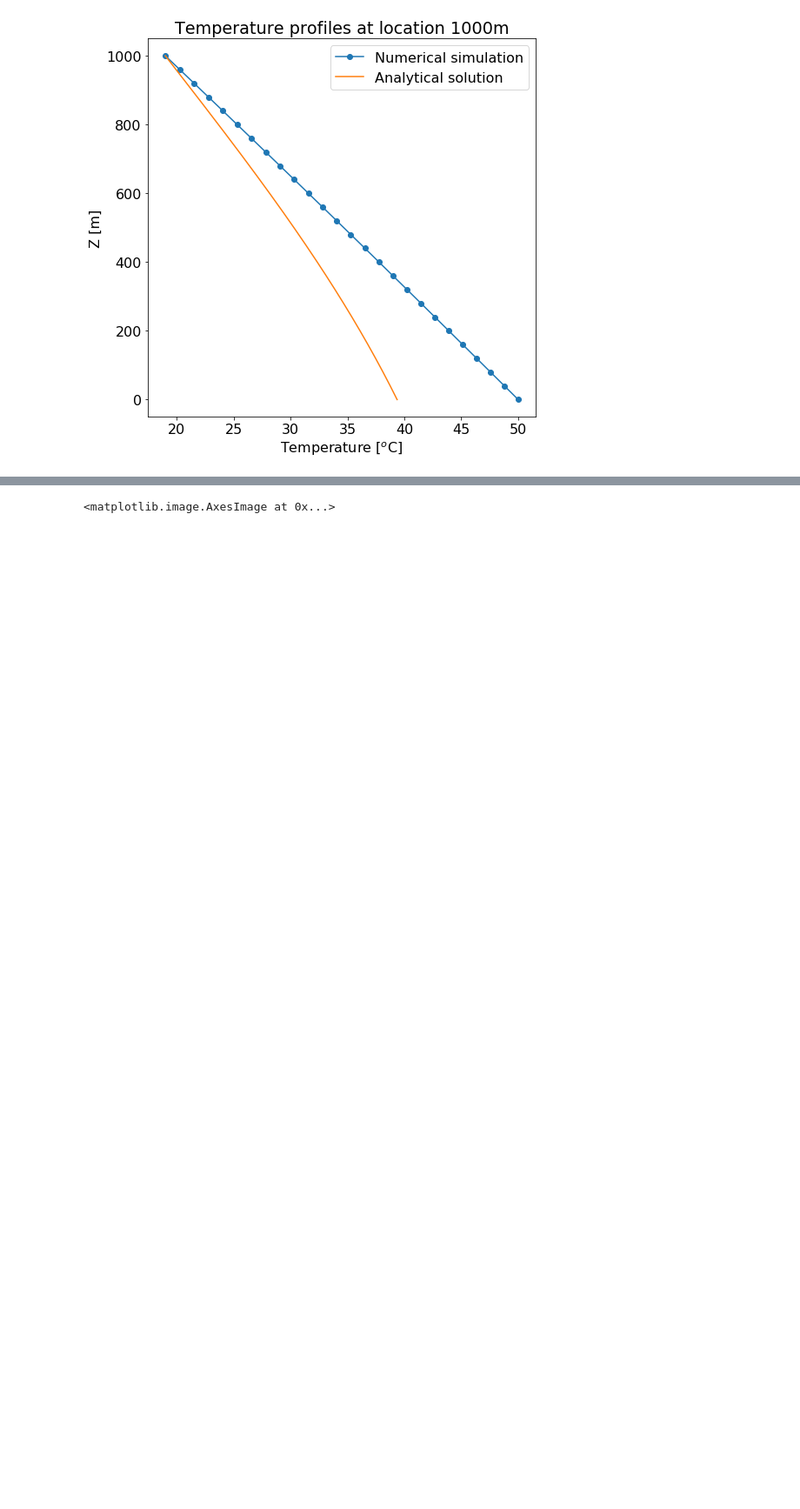
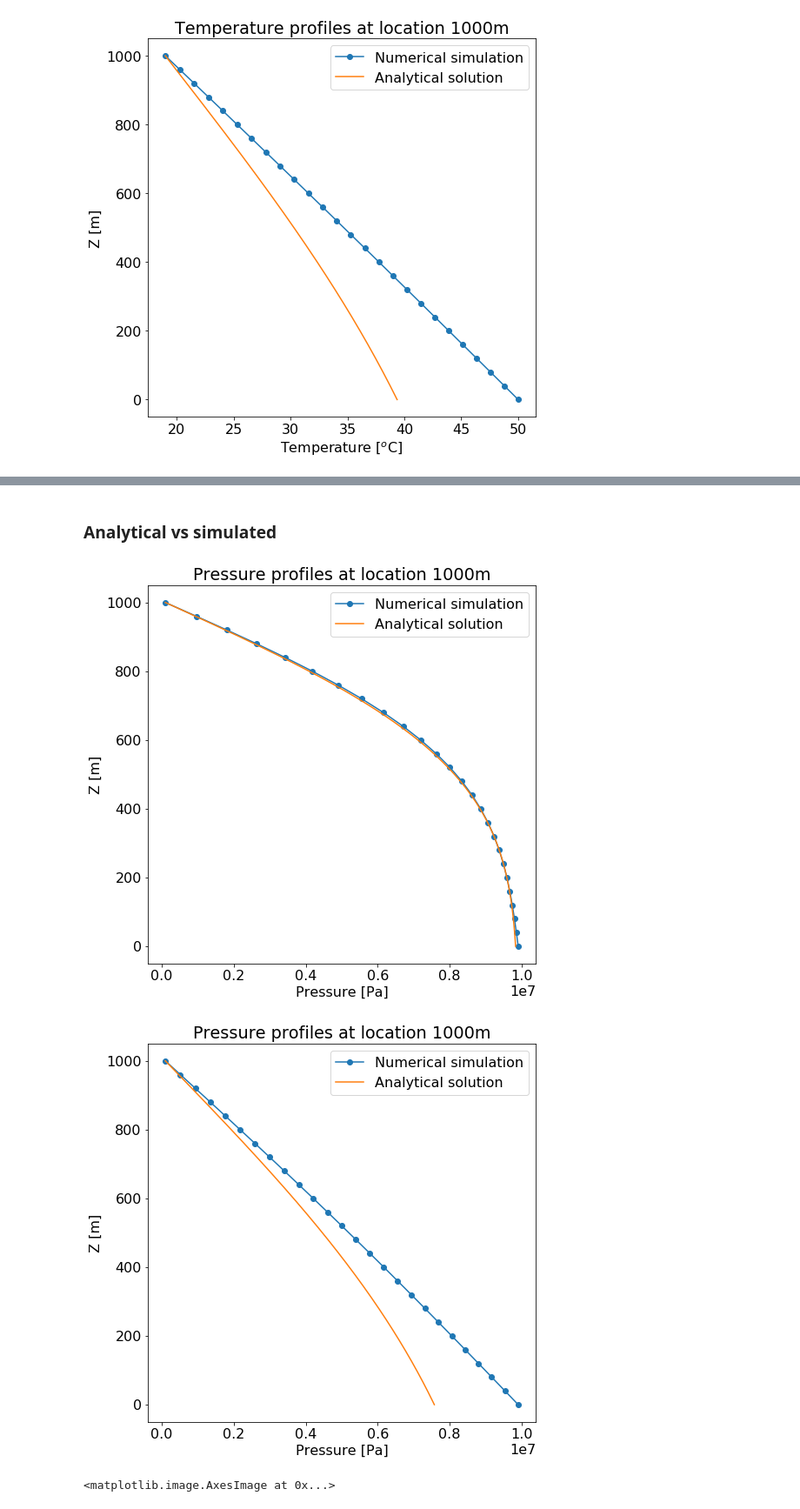
Before and after one commit to gweishar/inputfiles_golem, a Jupyter notebook: exodus_to_python_GW.ipynb, the cells around one changed output, grey strips where cells are left out. Shown at 87% size. Saved outputs shown, nothing was run; the diff lists cells and outputs as text; code cells hidden in the pictures; blank space fills up the shorter version.

```diff
--- a/exodus_to_python_GW.ipynb
+++ b/exodus_to_python_GW.ipynb
@@ -174,3 +222,35 @@ var_image = var2[25,:].reshape((26,51))
+# %% [markdown]
+### Analytical vs simulated
+# %%
+tstep =[14, 72]
+tname=["7", "36"]
+# Parameter for the analytical solution
+fluid_modulus=14285714.29
+fluid_viscosity = 0.0012389
+fluid_density = 999.526088
+solid_density = 2480
+permeability = 1.0e-12
+porosity=0.1
+K=(permeability*fluid_modulus)/(porosity*fluid_viscosity) # pressure diffusivity
+t= np.arange(0.1,100*31557,31557)
+y=np.linspace(0,1000,300)
+P0=101325 # surface
+P1=9.90333e6 #bottom
+time=[604800,3110400]
+for i,t in enumerate(tstep):
+    p_anal = (P0-P1)*erfc(y/(2*np.sqrt(time[i]*K))) + P1
+    fig, ax = plt.subplots(1, 1, figsize=(8, 8))
+    vars_im = resort_results(X, Y, var2, t)
+    plt.plot(vars_im[:,25], yvals,  'o-', label="Numerical simulation")
+    plt.plot(p_anal,y[::-1], label="Analytical solution" )
+    ax.set_xlabel('Pressure [Pa]')
+    ax.set_ylabel('Z [m]')
+    ax.set_title('Pressure profiles at location 1000m')
+    plt.legend()
+    fig.savefig("python_figures/H_2D_small_transient_"+tname[i]+"days_analVSsim.eps")
+# %% [output]
+[figure, added]
+[figure, added]
 # %%
 plt.imshow(var_image, origin='lower left')
 # %% [output]
```
Also changed, not shown: parts of 9 cells of this notebook, 6 other files.
